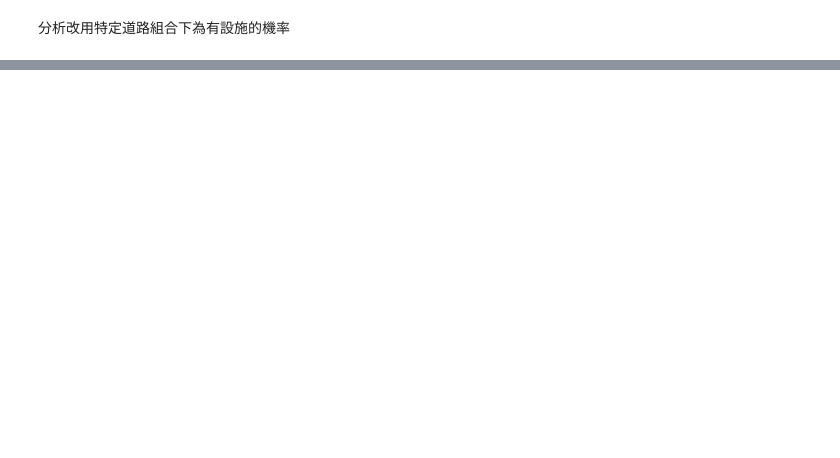
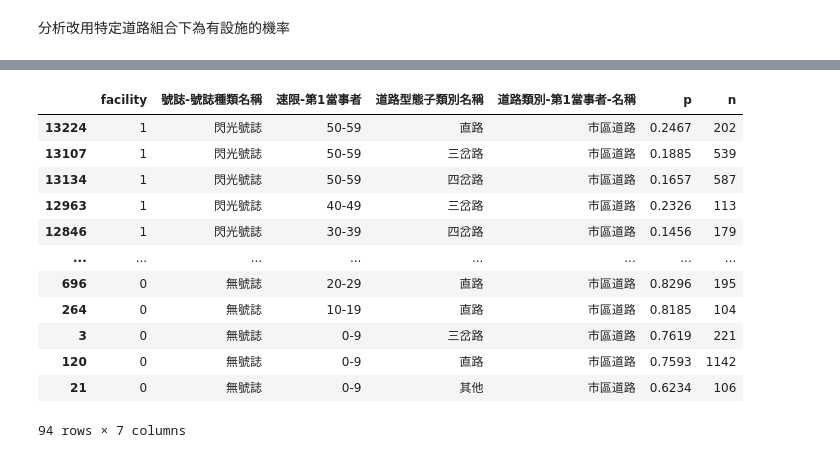
Before and after one commit to kennywang112/ST-RTA, a Jupyter notebook: Models/BehaviourV2.ipynb, the cells around one changed output, grey strips where cells are left out. Cells and saved outputs as stored; diff of their text form; code cells hidden in the pictures; blank space fills up the shorter version.

Commit message:
Model V2 for analyzing interaction between Youbike & Traffic signal

```diff
--- a/Models/BehaviourV2.ipynb
+++ b/Models/BehaviourV2.ipynb
@@ -151,0 +239,15 @@ g
+# %%
+def get_model(dt):
+    # 學哪些變數之間有邊，結果是一個DAG
+    model = bn.structure_learning.fit(dt, methodtype='hc', scoretype='bic', bw_list_method='edges',
+                                    # 肇因對於事故類型一定是上游。ex. 不會因為撞路樹而造成患病，而是因為患病才造成撞路樹
+                                    black_list=black_list, white_list=white_list,
+                                    fixed_edges=white_list, max_indegree=None)
+    # 計算每個節點的 條件機率表 (CPT, Conditional Probability Table)
+    model_param = bn.parameter_learning.fit(model, dt, scoretype='bdeu', methodtype='bayes')
+    # 計算邊緣強度，如果p小於顯著就是有相關
+    model_independence = bn.independence_test(model_param, dt, test='chi_square', prune=True)
+
+    return model, model_param, model_independence
+
+model_all, model_param_all, model_independence_all = get_model(data)
@@ -151,0 +257,9 @@ g
+# %%
+from utils_behaviour import cpd_add_n, filter_cpd_for_hotspot, get_outlier
+from config import category_value_map, feature_name_map
+parent = ['速限-第1當事者', '道路類別-第1當事者-名稱', '道路型態子類別名稱', '號誌-號誌種類名稱']
+child = 'facility'
+evidence_v = list(data['facility'].value_counts().head(5).index)
+CPDs = bn.print_CPD(model_param_all)
+dfprob_cause = CPDs[child]
+filtered = cpd_add_n(parent, child, dfprob_cause, data, threshold=0)
@@ -151,0 +284,28 @@ g
+# %%
+hotspot = filter_cpd_for_hotspot(filtered)
+hotspot = hotspot[(hotspot['p'] > 0.1) &
+                  (hotspot['n'] > 100)]
+# %%
+filtered_0 = hotspot[(hotspot['facility'] == '0')].sort_values(by=['p'], ascending=False)#.head(10)
+filtered_1 = hotspot[(hotspot['facility'] == '1')].sort_values(by=['p'], ascending=False)#.head(10)
+full_filter = pd.concat([filtered_0, filtered_1], axis=0)
+full_filter.sort_values(by=['facility', '號誌-號誌種類名稱', '速限-第1當事者', 'p'], ascending=False, inplace=True)
+full_filter
+# for col in ['道路類別-第1當事者-名稱', '道路型態子類別名稱', '號誌-號誌種類名稱']:
+#     full_filter[col] = full_filter[col].map(category_value_map[col])
+# full_filter.rename(columns=feature_name_map, inplace=True)
+# full_filter.to_excel(f'../ComputedData/Behaviour/Origin_outlierV2.xlsx', index=False)
+# %% [output]
+|  | facility | 號誌-號誌種類名稱 | 速限-第1當事者 | 道路型態子類別名稱 | 道路類別-第1當事者-名稱 | p | n |
+| 13224 | 1 | 閃光號誌 | 50-59 | 直路 | 市區道路 | 0.2467 | 202 |
+| 13107 | 1 | 閃光號誌 | 50-59 | 三岔路 | 市區道路 | 0.1885 | 539 |
+| 13134 | 1 | 閃光號誌 | 50-59 | 四岔路 | 市區道路 | 0.1657 | 587 |
+| 12963 | 1 | 閃光號誌 | 40-49 | 三岔路 | 市區道路 | 0.2326 | 113 |
+| 12846 | 1 | 閃光號誌 | 30-39 | 四岔路 | 市區道路 | 0.1456 | 179 |
+| ... | ... | ... | ... | ... | ... | ... | ... |
+| 696 | 0 | 無號誌 | 20-29 | 直路 | 市區道路 | 0.8296 | 195 |
+| 264 | 0 | 無號誌 | 10-19 | 直路 | 市區道路 | 0.8185 | 104 |
+| 3 | 0 | 無號誌 | 0-9 | 三岔路 | 市區道路 | 0.7619 | 221 |
+| 120 | 0 | 無號誌 | 0-9 | 直路 | 市區道路 | 0.7593 | 1142 |
+| 21 | 0 | 無號誌 | 0-9 | 其他 | 市區道路 | 0.6234 | 106 |
+94 rows × 7 columns
```
Also changed, not shown: parts of 13 cells of this notebook, 4 other files.
